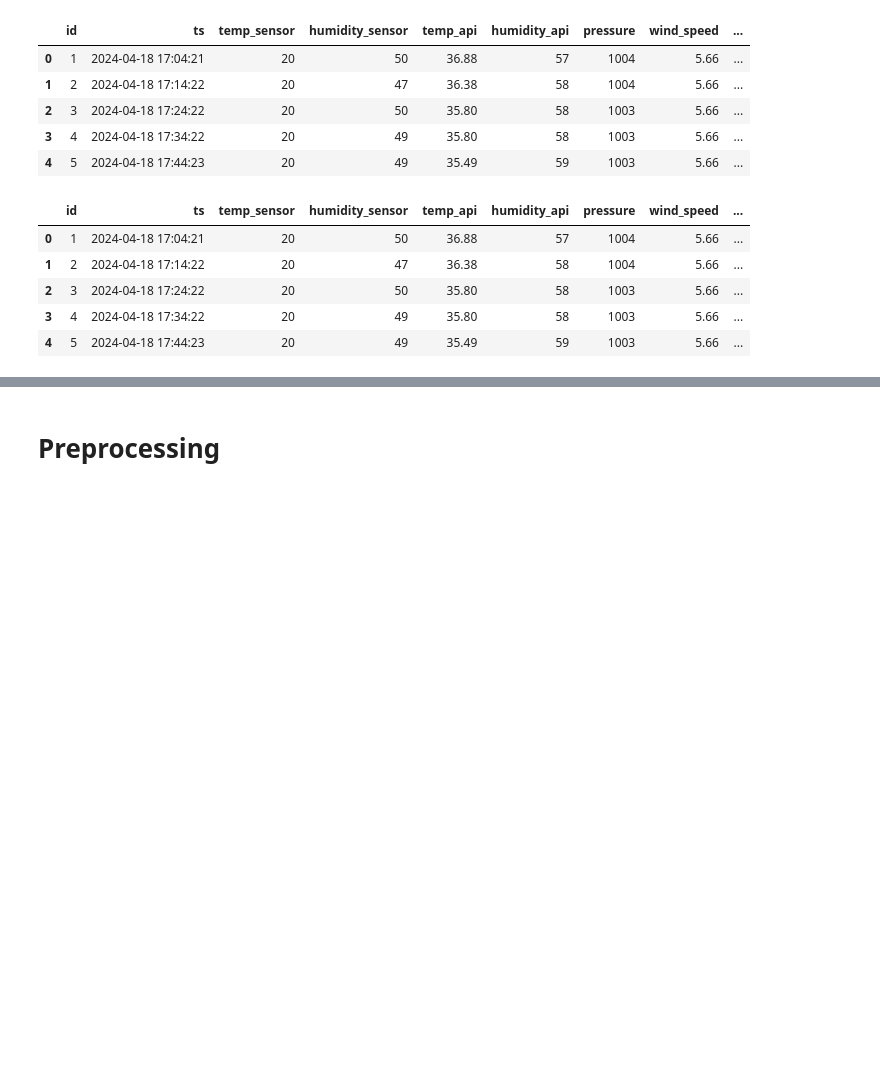
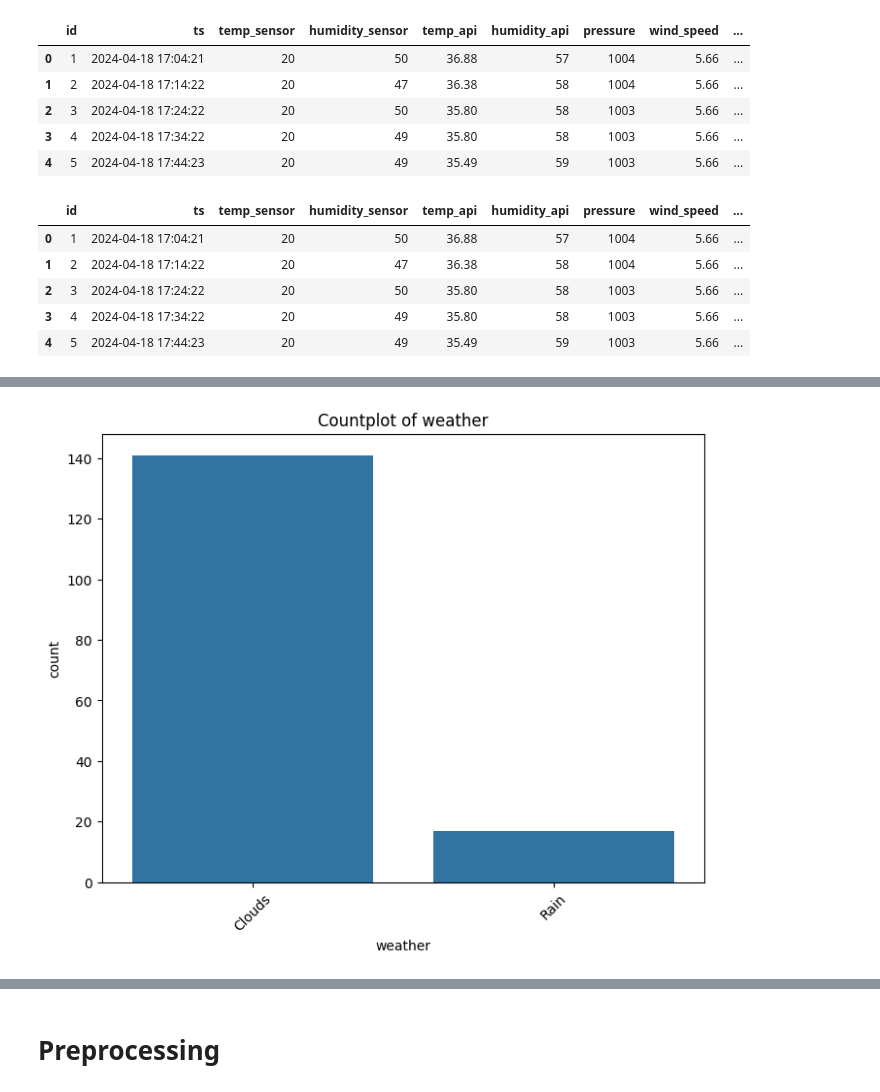
Before and after one commit to Qosanglesz/WeatherSense, a Jupyter notebook: Data-Analytics/weathersense.ipynb, the cells around one changed output, grey strips where cells are left out. Drawn from its saved outputs; the diff is of its cells as text; code cells hidden in the pictures; blank space fills up the shorter version.

```diff
--- a/Data-Analytics/weathersense.ipynb
+++ b/Data-Analytics/weathersense.ipynb
@@ -32,0 +78,6 @@ display(data.head())
+# %%
+categorical_features = data.select_dtypes(include="object").columns.tolist()
+numerical_features = data.select_dtypes(exclude="object").columns.tolist()
+
+display(categorical_features)
+display(numerical_features)
@@ -32,0 +98,10 @@ display(data.head())
+# %%
+# Visualizing categorical features using countplot
+for feature in categorical_features:
+    plt.figure(figsize=(8, 6))
+    sns.countplot(data=data, x=feature)
+    plt.title(f'Countplot of {feature}')
+    plt.xticks(rotation=45)
+    plt.show()
+# %% [output]
+[figure, added]
```
Also changed, not shown: parts of 24 cells of this notebook.
